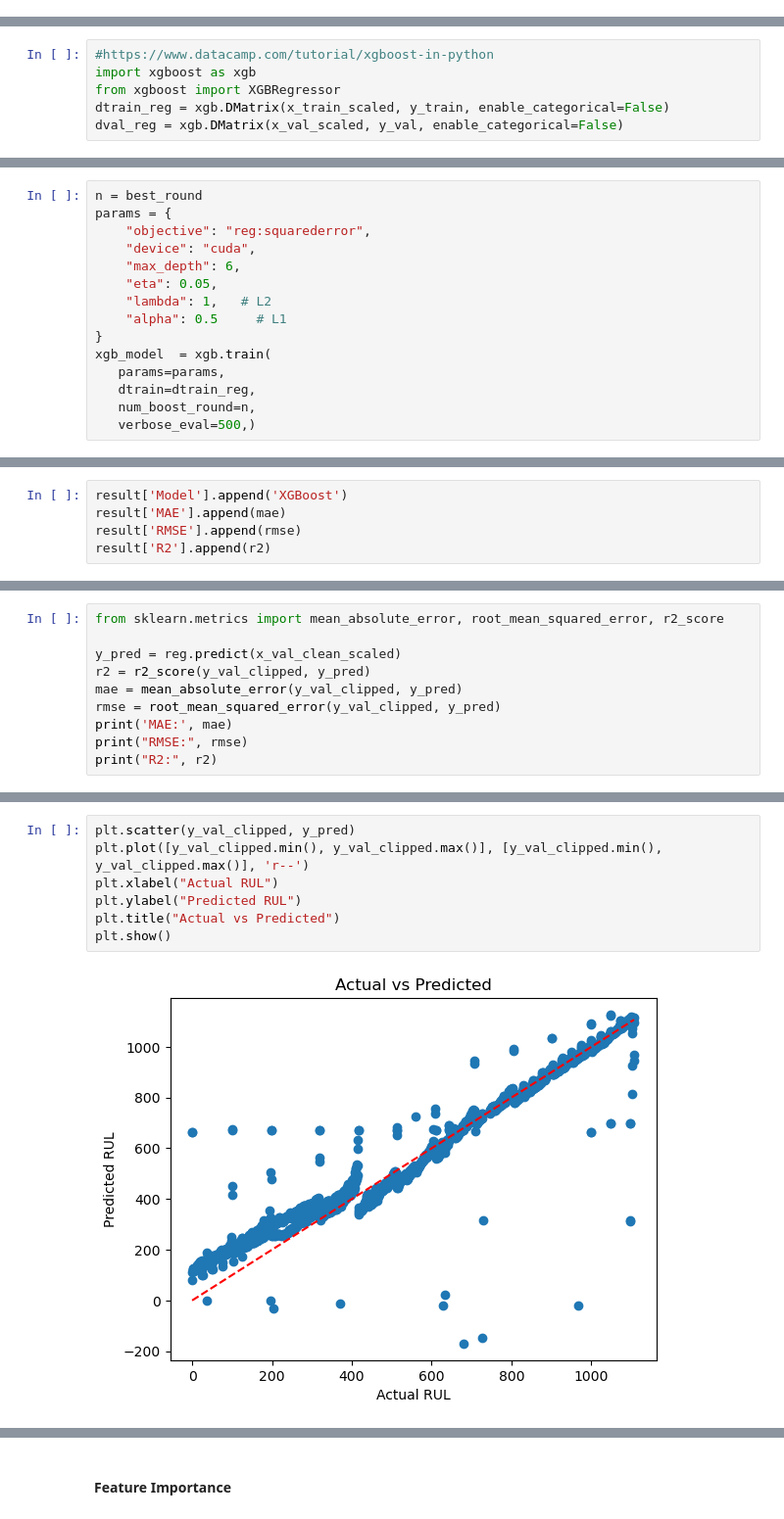
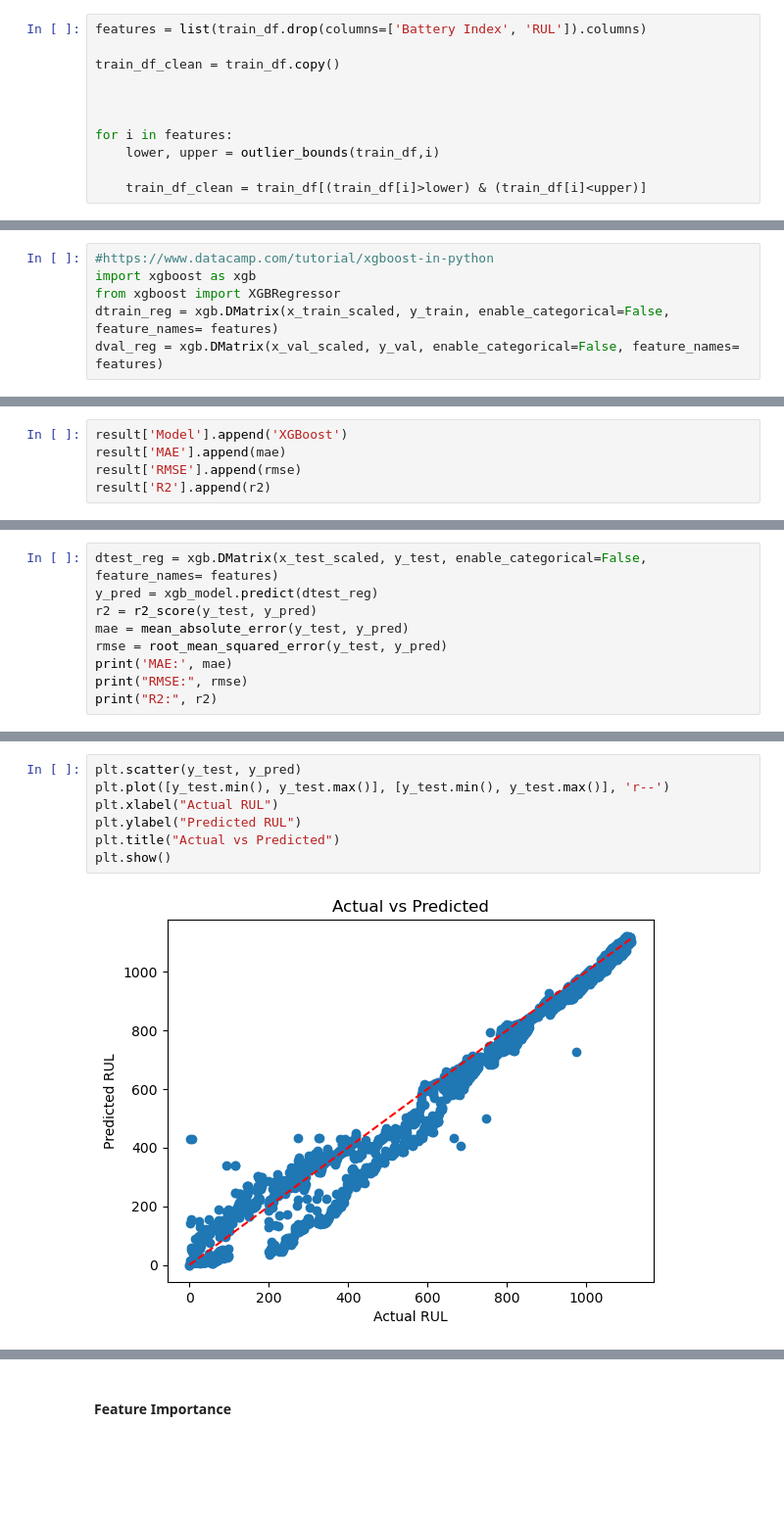
Before and after one commit to terry-so/Battery-RUL-Prediction, a Jupyter notebook: Battery RUL Prediction.ipynb, the cells around one changed output, grey strips where cells are left out. Shown at 98% size. Drawn from its saved outputs; the diff is of its cells as text; blank space fills up the shorter version.

```diff
--- a/Battery RUL Prediction.ipynb
+++ b/Battery RUL Prediction.ipynb
@@ -205,0 +205,11 @@ for i in features:
+# %%
+features = list(train_df.drop(columns=['Battery Index', 'RUL']).columns)
+
+train_df_clean = train_df.copy()
+
+
+
+for i in features:
+    lower, upper = outlier_bounds(train_df,i)
+
+    train_df_clean = train_df[(train_df[i]>lower) & (train_df[i]<upper)]
@@ -435,6 +436,6 @@ plt.show()
 #https://www.datacamp.com/tutorial/xgboost-in-python
 import xgboost as xgb
 from xgboost import XGBRegressor
-dtrain_reg = xgb.DMatrix(x_train_scaled, y_train, enable_categorical=False)
-dval_reg = xgb.DMatrix(x_val_scaled, y_val, enable_categorical=False)
+dtrain_reg = xgb.DMatrix(x_train_scaled, y_train, enable_categorical=False, feature_names= features)
+dval_reg = xgb.DMatrix(x_val_scaled, y_val, enable_categorical=False, feature_names= features)
 # %%
@@ -464,18 +467,3 @@ Best RMSE: 21.5483 at round 1000
-# %%
-n = best_round
-params = {
-    "objective": "reg:squarederror",
-    "device": "cuda",
-    "max_depth": 6,
-    "eta": 0.05,
-    "lambda": 1,   # L2
-    "alpha": 0.5     # L1
-}
-xgb_model  = xgb.train(
-   params=params,
-   dtrain=dtrain_reg,
-   num_boost_round=n,
-   verbose_eval=500,)
 # %%
 
 y_pred = xgb_model.predict(dval_reg)
@@ -535,10 +509,9 @@ Train R2: 0.9828321484658136
 # %%
-from sklearn.metrics import mean_absolute_error, root_mean_squared_error, r2_score
-
-y_pred = reg.predict(x_val_clean_scaled)
-r2 = r2_score(y_val_clipped, y_pred)
-mae = mean_absolute_error(y_val_clipped, y_pred)
-rmse = root_mean_squared_error(y_val_clipped, y_pred)
+dtest_reg = xgb.DMatrix(x_test_scaled, y_test, enable_categorical=False, feature_names= features)
+y_pred = xgb_model.predict(dtest_reg)
+r2 = r2_score(y_test, y_pred)
+mae = mean_absolute_error(y_test, y_pred)
+rmse = root_mean_squared_error(y_test, y_pred)
 print('MAE:', mae)
 print("RMSE:", rmse)
 print("R2:", r2)
@@ -549,9 +522,9 @@ R2: 0.9293101369620531
 # %%
-plt.scatter(y_val_clipped, y_pred)
-plt.plot([y_val_clipped.min(), y_val_clipped.max()], [y_val_clipped.min(), y_val_clipped.max()], 'r--')
+plt.scatter(y_test, y_pred)
+plt.plot([y_test.min(), y_test.max()], [y_test.min(), y_test.max()], 'r--')
 plt.xlabel("Actual RUL")
 plt.ylabel("Predicted RUL")
 plt.title("Actual vs Predicted")
 plt.show()
 # %% [output]
-[figure, old version]
+[figure, new version]
```
Also changed, not shown: parts of 38 cells of this notebook.
